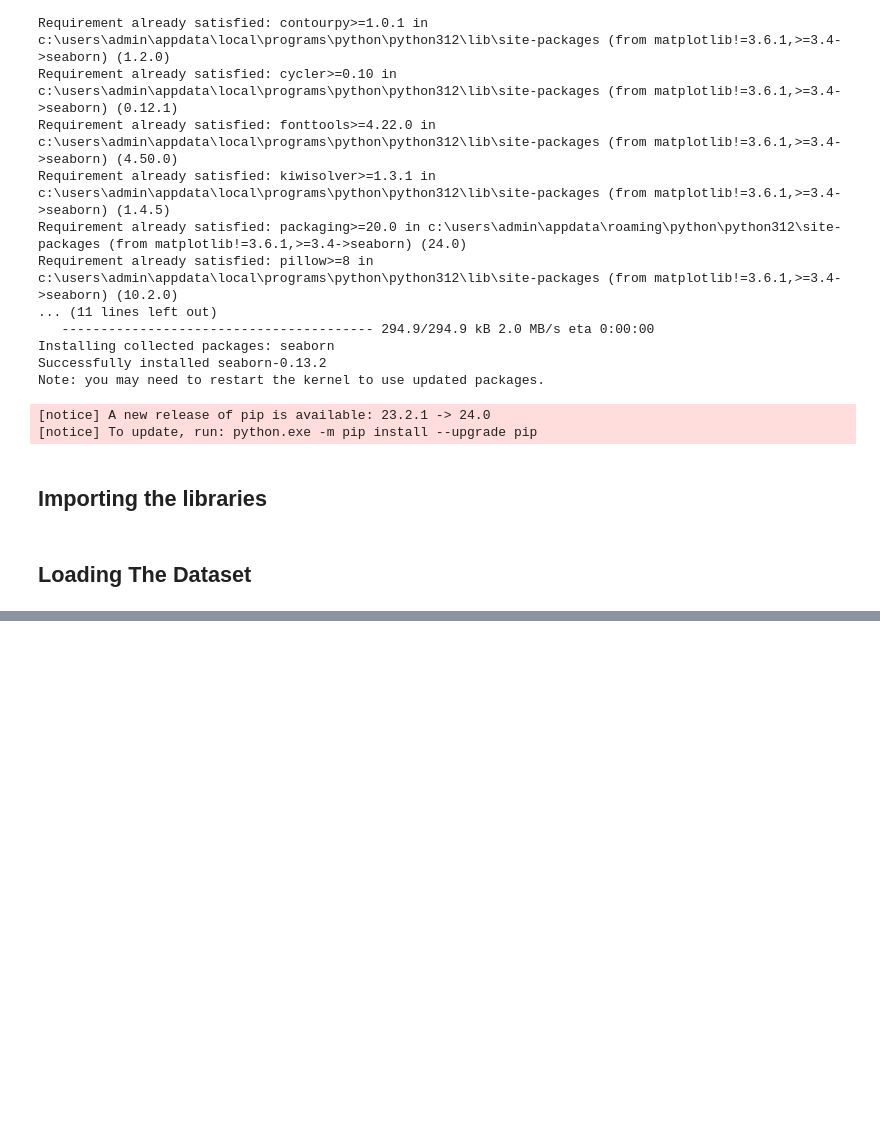
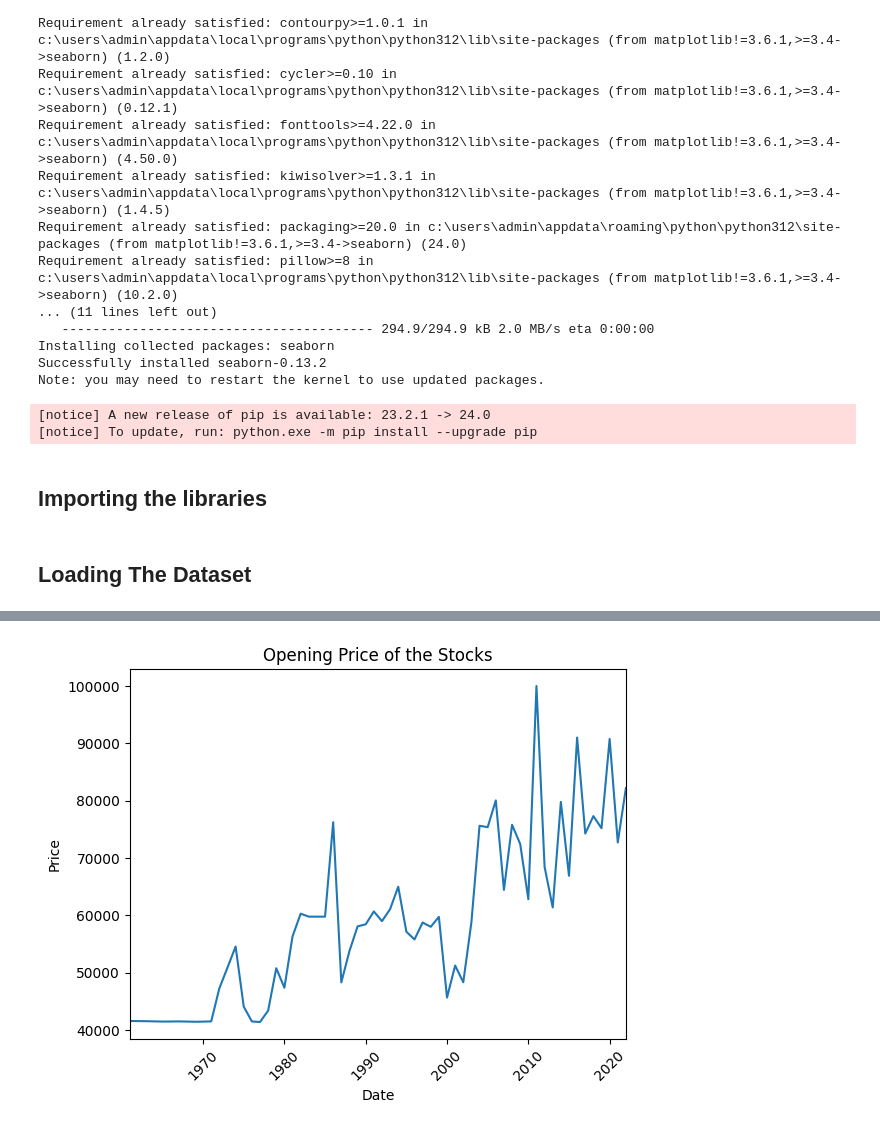
Before and after one commit to 1BM21AI091/TFM, a Jupyter notebook: LAB 1/27-03-2024.ipynb, the cells around one changed output, grey strips where cells are left out. Saved outputs shown, nothing was run; the diff lists cells and outputs as text; code cells hidden in the pictures; blank space fills up the shorter version.

```diff
--- a/LAB 1/27-03-2024.ipynb
+++ b/LAB 1/27-03-2024.ipynb
@@ -121 +116,11 @@ Open    0
 dtype: int64
+# %%
+plt.plot(df.index, df["Value"])
+plt.ylabel('Price')
+plt.xlabel('Date')
+plt.title('Opening Price of the Stocks')
+plt.xticks(rotation =45)
+plt.xlim(df.index.min(), df.index.max())
+plt.show()
+# %% [output]
+[figure, added]
```
Also changed, not shown: parts of 8 cells of this notebook, 1 other file.
